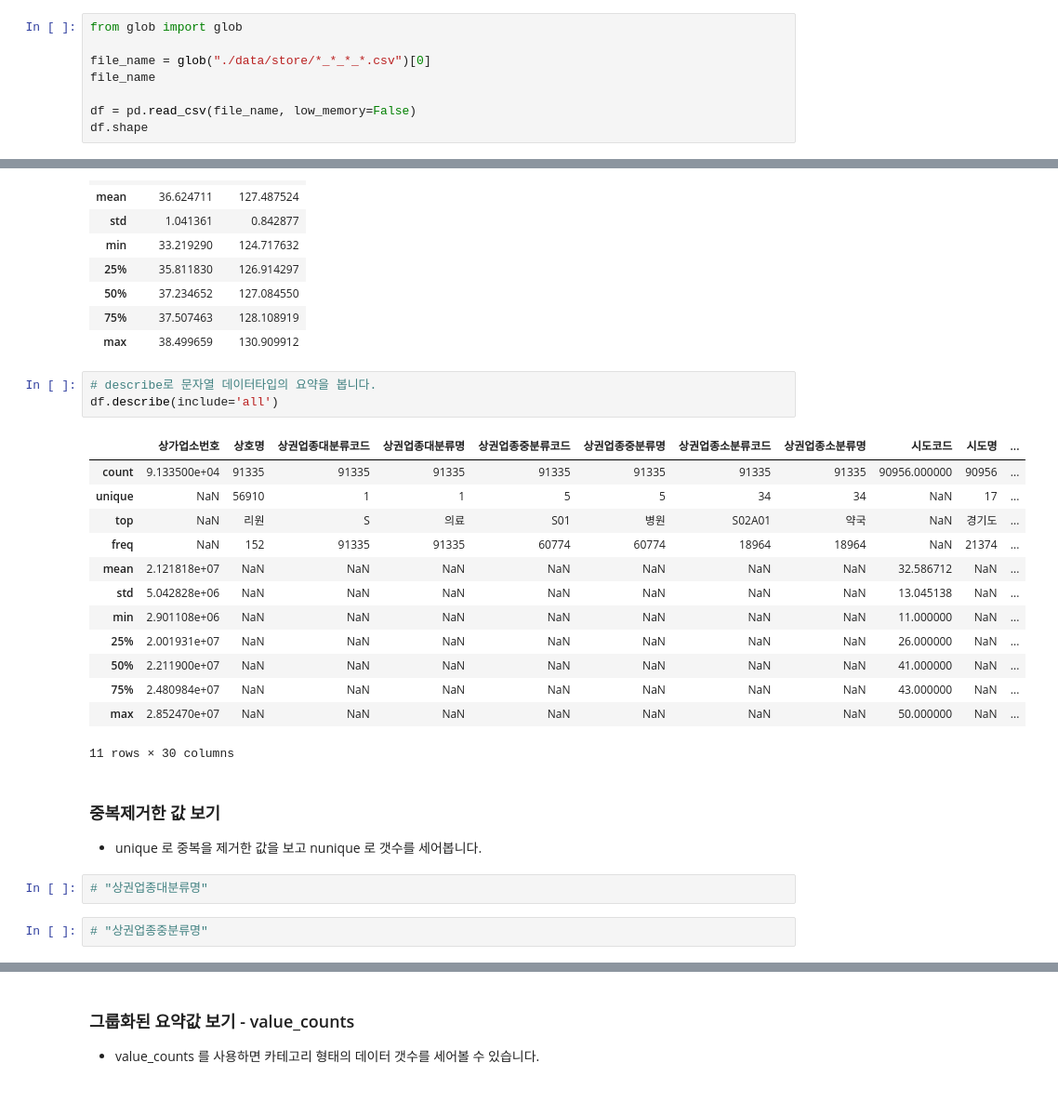
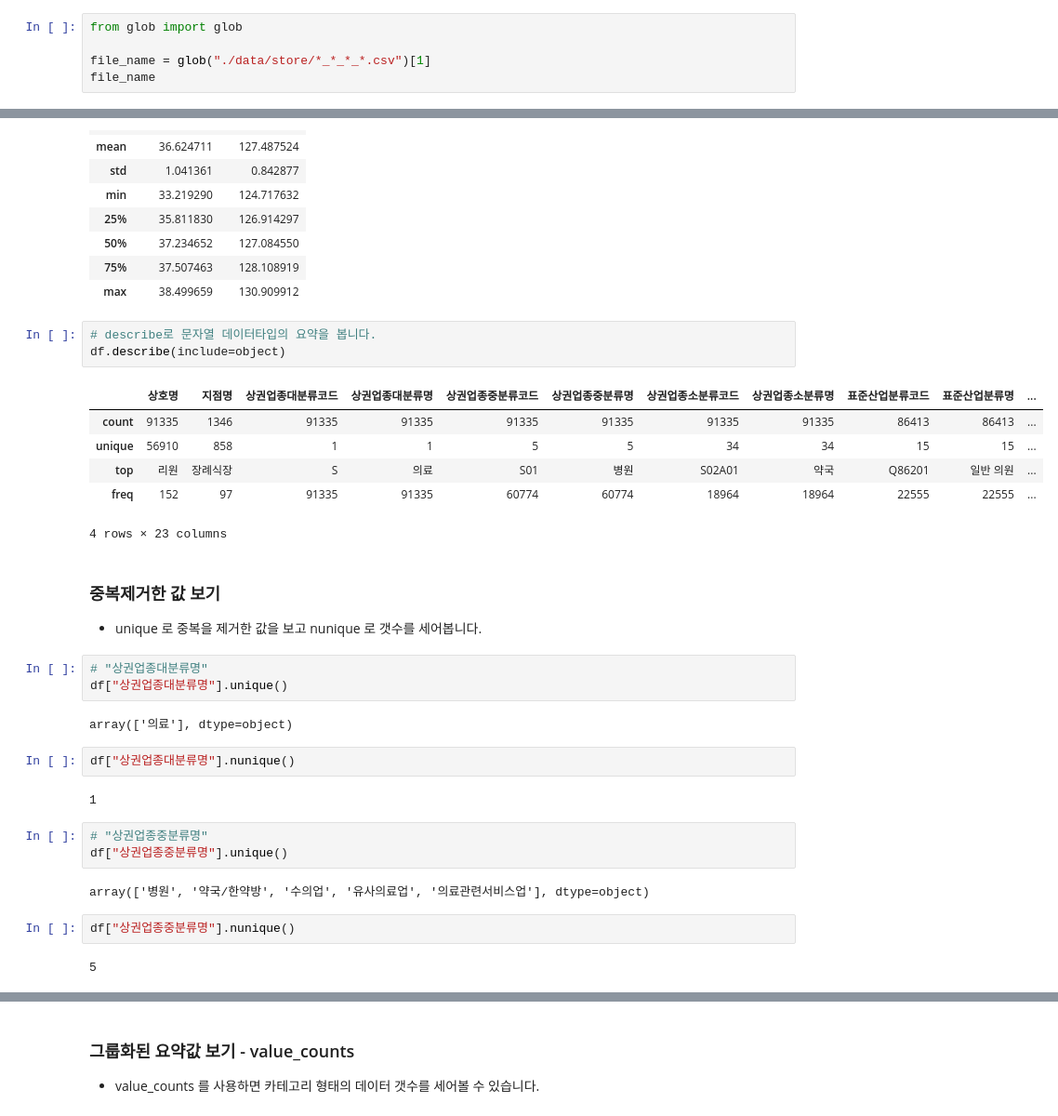
Before and after one commit to corazzon/boostcourse-ds-510, a Jupyter notebook: open-data-analysis-input.ipynb, the cells around one changed output, grey strips where cells are left out. Shown at 93% size. Saved outputs shown, nothing was run; the diff lists cells and outputs as text.

```diff
--- a/open-data-analysis-input.ipynb
+++ b/open-data-analysis-input.ipynb
@@ -46,9 +46,6 @@ plt.rc('axes', unicode_minus=False)
 # %%
 from glob import glob
 
-file_name = glob("./data/store/*_*_*_*.csv")[0]
+file_name = glob("./data/store/*_*_*_*.csv")[1]
 file_name
-
-df = pd.read_csv(file_name, low_memory=False)
-df.shape
 # %% [output]
@@ -368,27 +370,34 @@ df[["위도", "경도"]].describe()
 | max | 38.499659 | 130.909912 |
 # %%
 # describe로 문자열 데이터타입의 요약을 봅니다.
-df.describe(include='all')
+df.describe(include=object)
 # %% [output]
-|  | 상가업소번호 | 상호명 | 상권업종대분류코드 | 상권업종대분류명 | 상권업종중분류코드 | 상권업종중분류명 | 상권업종소분류코드 | 상권업종소분류명 | 시도코드 | 시도명 | ... |
-| count | 9.133500e+04 | 91335 | 91335 | 91335 | 91335 | 91335 | 91335 | 91335 | 90956.000000 | 90956 | ... |
-| unique | NaN | 56910 | 1 | 1 | 5 | 5 | 34 | 34 | NaN | 17 | ... |
-| top | NaN | 리원 | S | 의료 | S01 | 병원 | S02A01 | 약국 | NaN | 경기도 | ... |
-| freq | NaN | 152 | 91335 | 91335 | 60774 | 60774 | 18964 | 18964 | NaN | 21374 | ... |
-| mean | 2.121818e+07 | NaN | NaN | NaN | NaN | NaN | NaN | NaN | 32.586712 | NaN | ... |
-| std | 5.042828e+06 | NaN | NaN | NaN | NaN | NaN | NaN | NaN | 13.045138 | NaN | ... |
-| min | 2.901108e+06 | NaN | NaN | NaN | NaN | NaN | NaN | NaN | 11.000000 | NaN | ... |
-| 25% | 2.001931e+07 | NaN | NaN | NaN | NaN | NaN | NaN | NaN | 26.000000 | NaN | ... |
-| 50% | 2.211900e+07 | NaN | NaN | NaN | NaN | NaN | NaN | NaN | 41.000000 | NaN | ... |
-| 75% | 2.480984e+07 | NaN | NaN | NaN | NaN | NaN | NaN | NaN | 43.000000 | NaN | ... |
-| max | 2.852470e+07 | NaN | NaN | NaN | NaN | NaN | NaN | NaN | 50.000000 | NaN | ... |
+|  | 상호명 | 지점명 | 상권업종대분류코드 | 상권업종대분류명 | 상권업종중분류코드 | 상권업종중분류명 | 상권업종소분류코드 | 상권업종소분류명 | 표준산업분류코드 | 표준산업분류명 | ... |
+| count | 91335 | 1346 | 91335 | 91335 | 91335 | 91335 | 91335 | 91335 | 86413 | 86413 | ... |
+| unique | 56910 | 858 | 1 | 1 | 5 | 5 | 34 | 34 | 15 | 15 | ... |
+| top | 리원 | 장례식장 | S | 의료 | S01 | 병원 | S02A01 | 약국 | Q86201 | 일반 의원 | ... |
+| freq | 152 | 97 | 91335 | 91335 | 60774 | 60774 | 18964 | 18964 | 22555 | 22555 | ... |
-11 rows × 30 columns
+4 rows × 23 columns
 # %% [markdown]
 ### 중복제거한 값 보기
 * unique 로 중복을 제거한 값을 보고 nunique 로 갯수를 세어봅니다.
 # %%
 # "상권업종대분류명"
+df["상권업종대분류명"].unique()
+# %% [output]
+array(['의료'], dtype=object)
+# %%
+df["상권업종대분류명"].nunique()
+# %% [output]
+1
 # %%
 # "상권업종중분류명"
+df["상권업종중분류명"].unique()
+# %% [output]
+array(['병원', '약국/한약방', '수의업', '유사의료업', '의료관련서비스업'], dtype=object)
+# %%
+df["상권업종중분류명"].nunique()
+# %% [output]
+5
 # %%
 # "상권업종소분류명"
```
Also changed, not shown: parts of 6 cells of this notebook.
